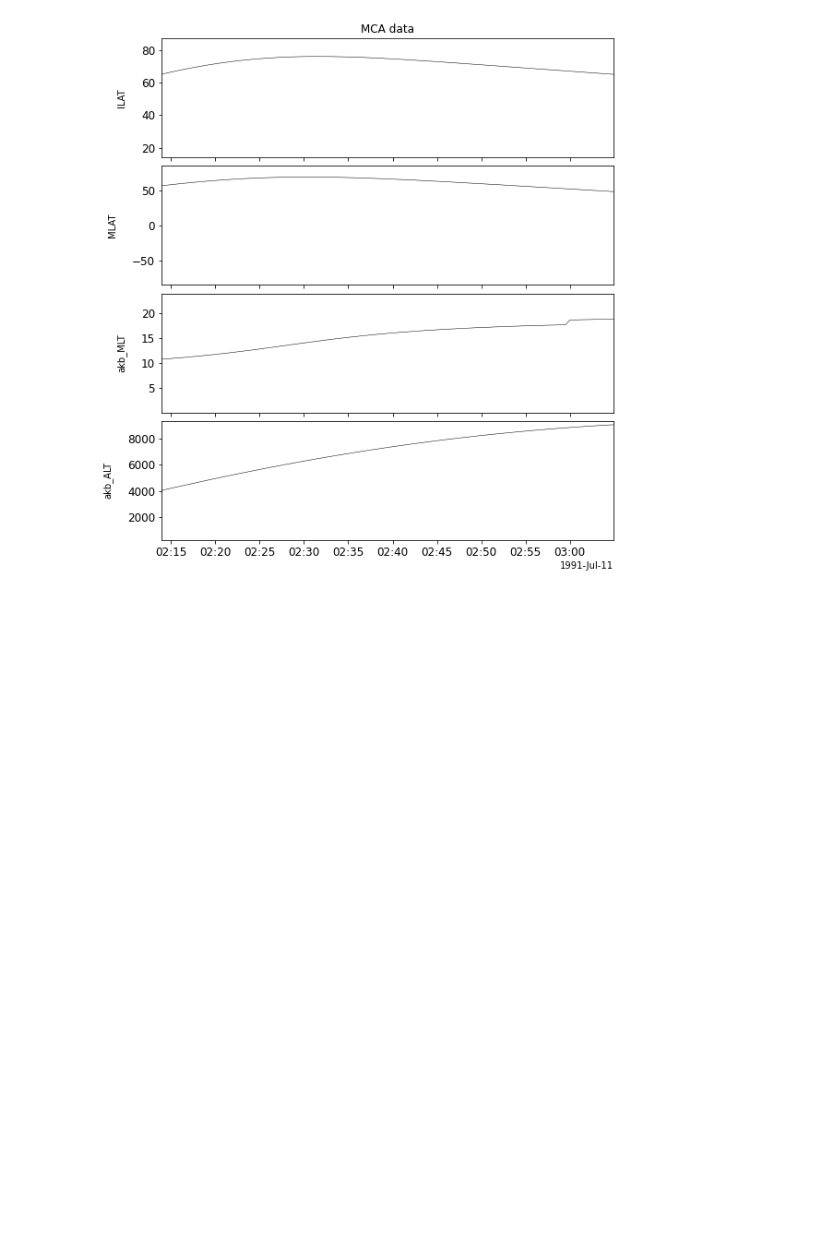
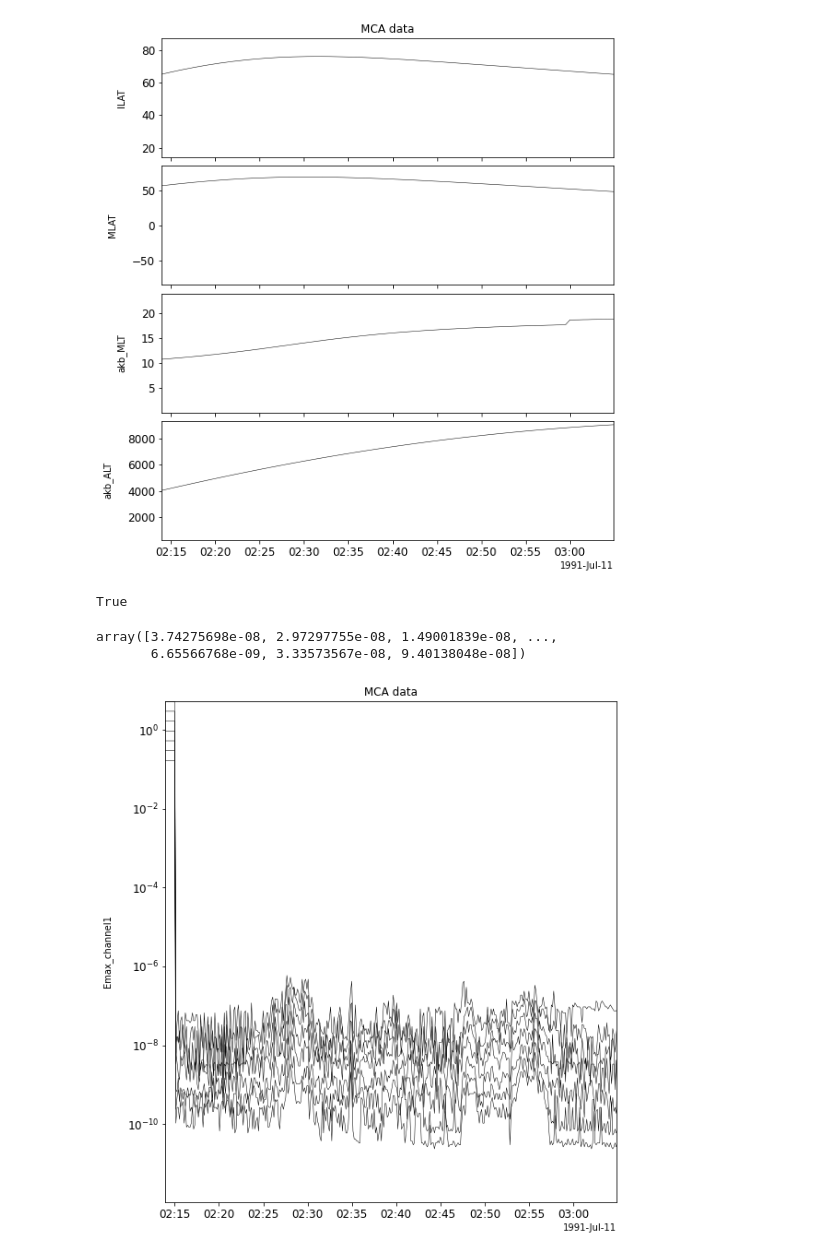
Before and after one commit to shuji-onosawa/Akebono_analysis_old, a Jupyter notebook: VLF_mca/Akebono_analysis.ipynb, the cells around one changed output. Drawn from its saved outputs; the diff is of its cells as text; code cells hidden in the pictures; blank space fills up the shorter version.

Commit message:
plot line spectra tochuu

```diff
--- a/VLF_mca/Akebono_analysis.ipynb
+++ b/VLF_mca/Akebono_analysis.ipynb
@@ -115,6 +115,48 @@ pytplot.tlimit([start_time,end_time])
 pytplot.tplot(['ILAT', 'MLAT', 'akb_MLT', 'akb_ALT'])
 # %% [output]
 [figure]
+# %%
+Emax = get_data('Emax_Amp')
+Emax.v, Emax.y.T[0].size
+Emax_channel1 = Emax.y.T[0]
+Emax_channel2 = Emax.y.T[1]
+Emax_channel3 = Emax.y.T[2]
+Emax_channel4 = Emax.y.T[3]
+Emax_channel5 = Emax.y.T[4]
+Emax_channel6 = Emax.y.T[5]
+Emax_channel7 = Emax.y.T[6]
+
+store_data(name = 'Emax_channel1', data={'x':time, 'y':Emax_channel1})
+store_data(name = 'Emax_channel2', data={'x':time, 'y':Emax_channel2})
+store_data(name = 'Emax_channel3', data={'x':time, 'y':Emax_channel3})
+store_data(name = 'Emax_channel4', data={'x':time, 'y':Emax_channel4})
+store_data(name = 'Emax_channel5', data={'x':time, 'y':Emax_channel5})
+store_data(name = 'Emax_channel6', data={'x':time, 'y':Emax_channel6})
+store_data(name = 'Emax_channel7', data={'x':time, 'y':Emax_channel7})
+
+store_data(name = 'Amplitude at 3.16-100 Hz',
+           data=['Emax_channel1',
+                 'Emax_channel2',
+                 'Emax_channel3',
+                 'Emax_channel4',
+                 'Emax_channel5',
+                 'Emax_channel6',
+                 'Emax_channel7'])
+# %% [output]
+True
+# %%
+max(Emax_channel1)
+# %% [output]
+array([3.74275698e-08, 2.97297755e-08, 1.49001839e-08, ...,
+       6.65566768e-09, 3.33573567e-08, 9.40138048e-08])
+# %%
+#pytplot.tlimit(['1991-07-11 00:00:00','1991-07-11 23:59:00'])
+pytplot.tlimit([start_time,end_time])
+options('Amplitude at 3.16-100 Hz', 'ylog', 1)
+options('Amplitude at 3.16-100 Hz', 'zrange', [1e-8, 10])
+tplot('Amplitude at 3.16-100 Hz')
+# %% [output]
+[figure, added]
 # %%
 Pass = pytplot.get_data('akb_orb_Pass')
 start_pass_number = Pass.y[0]
```
Also changed, not shown: parts of 1 cell of this notebook, 3 other files.
